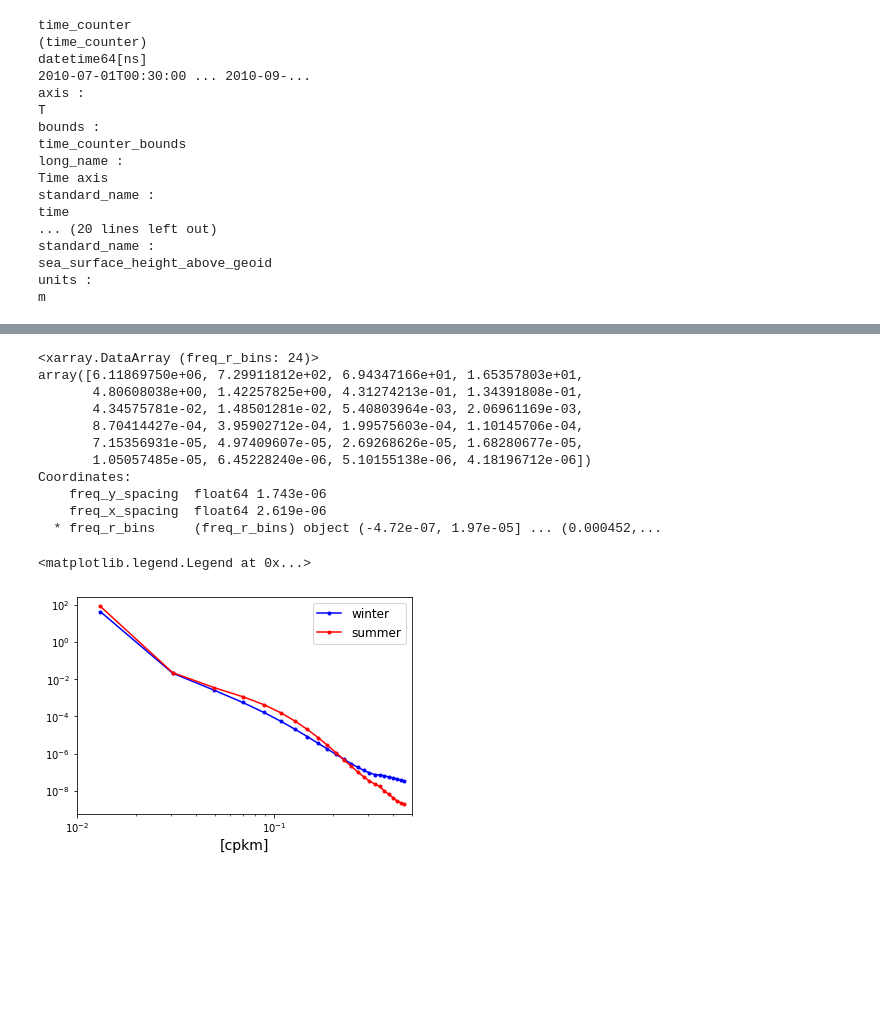
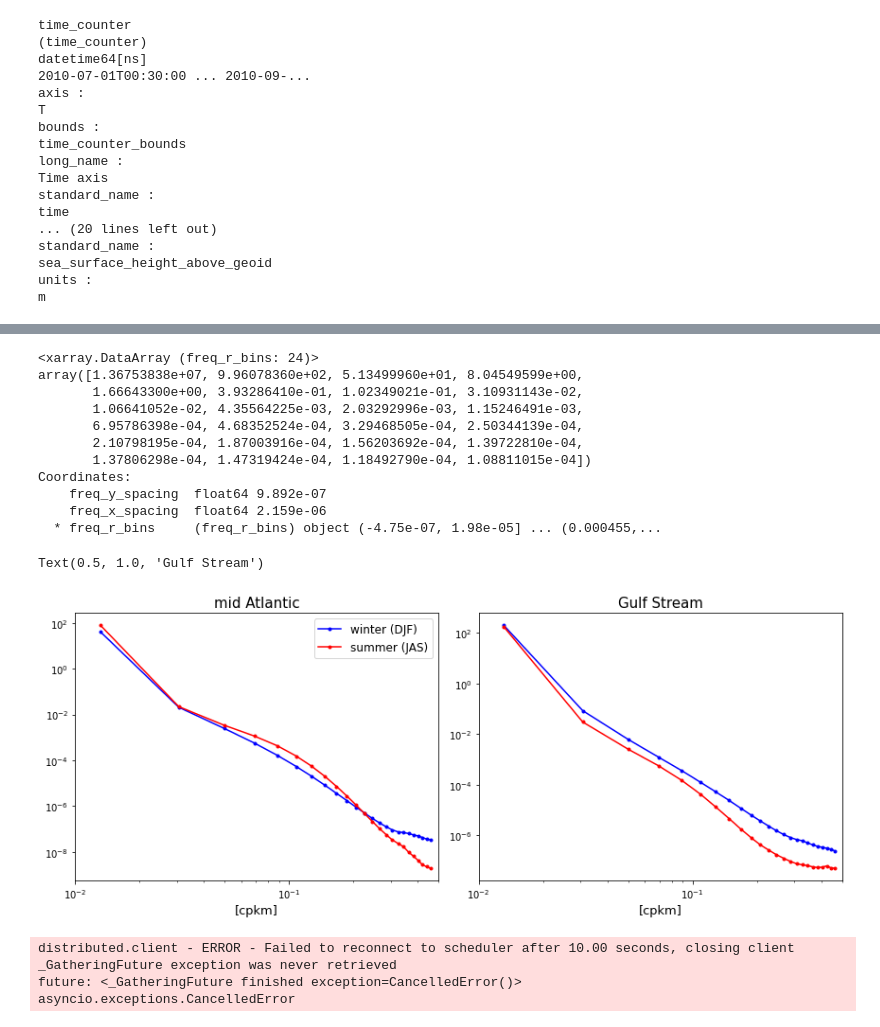
Before and after one commit to roxyboy/SWOT-AdAC-ocean-model-intercomparison, a Jupyter notebook: Sea-surface-variability/binder/Wavenumber-spectra.ipynb, the cells around one changed output, grey strips where cells are left out. Cells and saved outputs as stored; diff of their text form; code cells hidden in the pictures; blank space fills up the shorter version.

```diff
--- a/Sea-surface-variability/binder/Wavenumber-spectra.ipynb
+++ b/Sea-surface-variability/binder/Wavenumber-spectra.ipynb
@@ -431,31 +469,53 @@ def groupby_bins_agg(
     return result
 # %%
 freq_r = np.sqrt(F_DJFmidAh.freq_y**2 + F_DJFmidAh.freq_x**2).rename('freq_r')
-K = groupby_bins_agg(freq_r, freq_r, bins=24, func='mean').compute()
+KmidA = groupby_bins_agg(freq_r, freq_r, bins=24, func='mean').compute()
 isoF_DJFmidAh = groupby_bins_agg(F_DJFmidAh.mean('time_counter'), freq_r, bins=24, func='mean').compute()
 isoF_JASmidAh = groupby_bins_agg(F_JASmidAh.mean('time_counter'), freq_r, bins=24, func='mean').compute()
-isoF_JASmidAh
+
+freq_r = np.sqrt(F_DJFGSh.freq_y**2 + F_DJFGSh.freq_x**2).rename('freq_r')
+KGS = groupby_bins_agg(freq_r, freq_r, bins=24, func='mean').compute()
+isoF_DJFGSh = groupby_bins_agg(F_DJFGSh.mean('time_counter'), freq_r, bins=24, func='mean').compute()
+isoF_JASGSh = groupby_bins_agg(F_JASGSh.mean('time_counter'), freq_r, bins=24, func='mean').compute()
+isoF_JASGSh
 # %% [output]
 <xarray.DataArray (freq_r_bins: 24)>
-array([6.11869750e+06, 7.29911812e+02, 6.94347166e+01, 1.65357803e+01,
-       4.80608038e+00, 1.42257825e+00, 4.31274213e-01, 1.34391808e-01,
-       4.34575781e-02, 1.48501281e-02, 5.40803964e-03, 2.06961169e-03,
-       8.70414427e-04, 3.95902712e-04, 1.99575603e-04, 1.10145706e-04,
-       7.15356931e-05, 4.97409607e-05, 2.69268626e-05, 1.68280677e-05,
-       1.05057485e-05, 6.45228240e-06, 5.10155138e-06, 4.18196712e-06])
+array([1.36753838e+07, 9.96078360e+02, 5.13499960e+01, 8.04549599e+00,
+       1.66643300e+00, 3.93286410e-01, 1.02349021e-01, 3.10931143e-02,
+       1.06641052e-02, 4.35564225e-03, 2.03292996e-03, 1.15246491e-03,
+       6.95786398e-04, 4.68352524e-04, 3.29468505e-04, 2.50344139e-04,
+       2.10798195e-04, 1.87003916e-04, 1.56203692e-04, 1.39722810e-04,
+       1.37806298e-04, 1.47319424e-04, 1.18492790e-04, 1.08811015e-04])
 Coordinates:
-    freq_y_spacing  float64 1.743e-06
-    freq_x_spacing  float64 2.619e-06
-  * freq_r_bins     (freq_r_bins) object (-4.72e-07, 1.97e-05] ... (0.000452,...
+    freq_y_spacing  float64 9.892e-07
+    freq_x_spacing  float64 2.159e-06
+  * freq_r_bins     (freq_r_bins) object (-4.75e-07, 1.98e-05] ... (0.000455,...
-# %%
-fig, ax = plt.subplots()
-ax.plot(K*1e3, K*isoF_DJFmidAh, 'b.-', label=r'winter')
-ax.plot(K*1e3, K*isoF_JASmidAh, 'r.-', label=r'summer')
-ax.set_xscale('log')
-ax.set_yscale('log')
-ax.set_xlim([1e-2,5e-1])
-ax.set_xlabel(r"[cpkm]", fontsize=14)
-ax.legend(loc='upper right', fontsize=12)
-# %% [output]
-<matplotlib.legend.Legend at 0x...>
-[figure, removed]
+# %%
+fig, (ax1,ax2) = plt.subplots(figsize=(12,5), nrows=1, ncols=2)
+fig.set_tight_layout(True)
+
+ax1.plot(KmidA*1e3, KmidA*isoF_DJFmidAh, 'b.-', label=r'winter (DJF)')
+ax1.plot(KmidA*1e3, KmidA*isoF_JASmidAh, 'r.-', label=r'summer (JAS)')
+ax2.plot(KGS*1e3, KGS*isoF_DJFGSh, 'b.-', label=r'winter')
+ax2.plot(KGS*1e3, KGS*isoF_JASGSh, 'r.-', label=r'summer')
+
+ax1.set_xscale('log')
+ax1.set_yscale('log')
+ax1.set_xlim([1e-2,5e-1])
+ax1.set_xlabel(r"[cpkm]", fontsize=13)
+ax2.set_xscale('log')
+ax2.set_yscale('log')
+ax2.set_xlim([1e-2,5e-1])
+ax2.set_xlabel(r"[cpkm]", fontsize=13)
+
+ax1.legend(loc='upper right', fontsize=12)
+
+ax1.set_title(r"mid Atlantic", fontsize=15)
+ax2.set_title(r"Gulf Stream", fontsize=15)
+# %% [output]
+Text(0.5, 1.0, 'Gulf Stream')
+[figure, added]
+distributed.client - ERROR - Failed to reconnect to scheduler after 10.00 seconds, closing client
+_GatheringFuture exception was never retrieved
+future: <_GatheringFuture finished exception=CancelledError()>
+asyncio.exceptions.CancelledError
```
Also changed, not shown: parts of 3 cells of this notebook.
